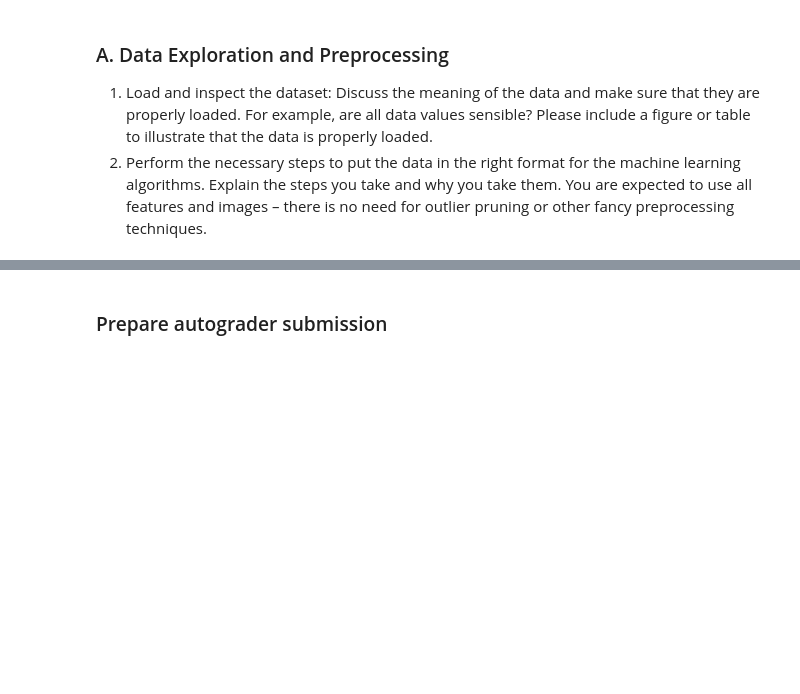
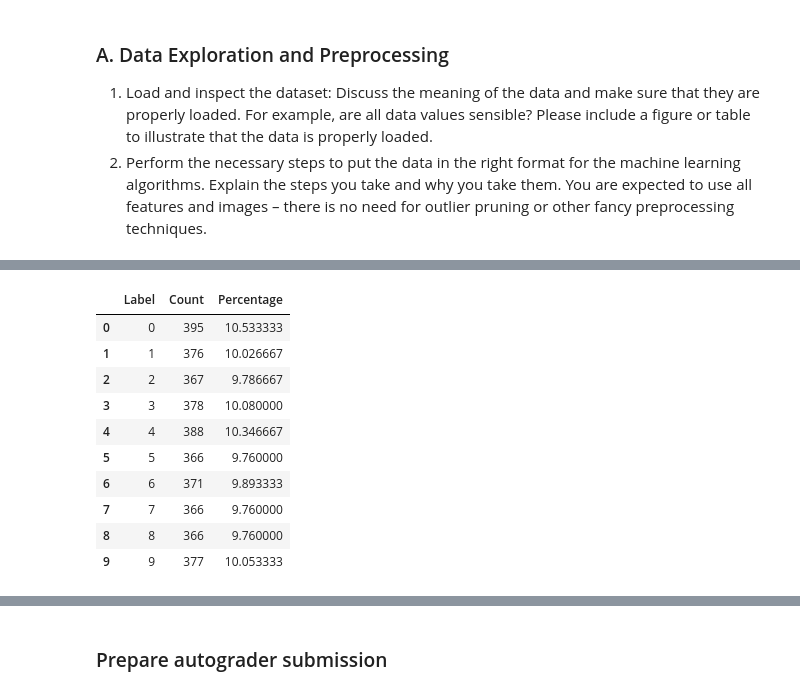
Before and after one commit to Person-Maink/ESL6, a Jupyter notebook: template.ipynb, the cells around one changed output, grey strips where cells are left out. Saved outputs shown, nothing was run; the diff lists cells and outputs as text; code cells hidden in the pictures; blank space fills up the shorter version.

Commit message:
Fix Minor Details and Add Report Materials

```diff
--- a/template.ipynb
+++ b/template.ipynb
@@ -33,0 +86,32 @@ array([1, 7, 0, 5, 2, 8, 4, 0, 4, 2])
+# %%
+# Compute the distribution of labels
+label_counts = np.bincount(labeled_digits)
+
+# Create a DataFrame to summarize the distribution
+label_distribution = pd.DataFrame({
+    "Label": range(len(label_counts)),
+    "Count": label_counts,
+    "Percentage": (label_counts / len(labeled_digits)) * 100
+})
+
+# Save the label distribution as a markdown file
+markdown_content = label_distribution.to_markdown(index=False)
+
+# Save to a .md file
+file_path = "report/label_distribution.md"
+with open(file_path, "w") as f:
+    f.write(markdown_content)
+
+label_distribution
+# %% [output]
+|  | Label | Count | Percentage |
+| 0 | 0 | 395 | 10.533333 |
+| 1 | 1 | 376 | 10.026667 |
+| 2 | 2 | 367 | 9.786667 |
+| 3 | 3 | 378 | 10.080000 |
+| 4 | 4 | 388 | 10.346667 |
+| 5 | 5 | 366 | 9.760000 |
+| 6 | 6 | 371 | 9.893333 |
+| 7 | 7 | 366 | 9.760000 |
+| 8 | 8 | 366 | 9.760000 |
+| 9 | 9 | 377 | 10.053333 |
```
Also changed, not shown: parts of 18 cells of this notebook, 7 other files.
